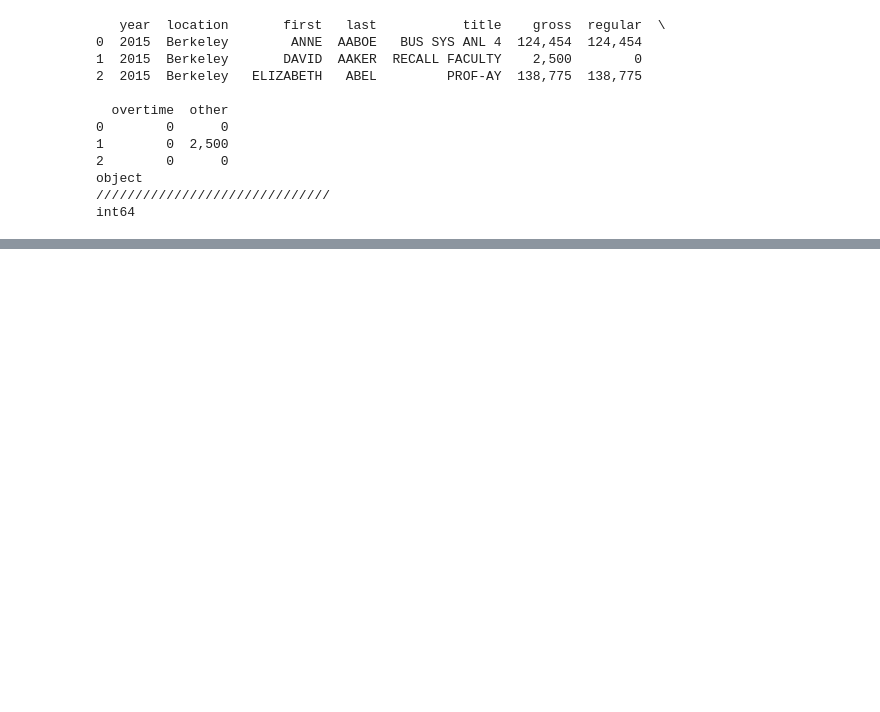
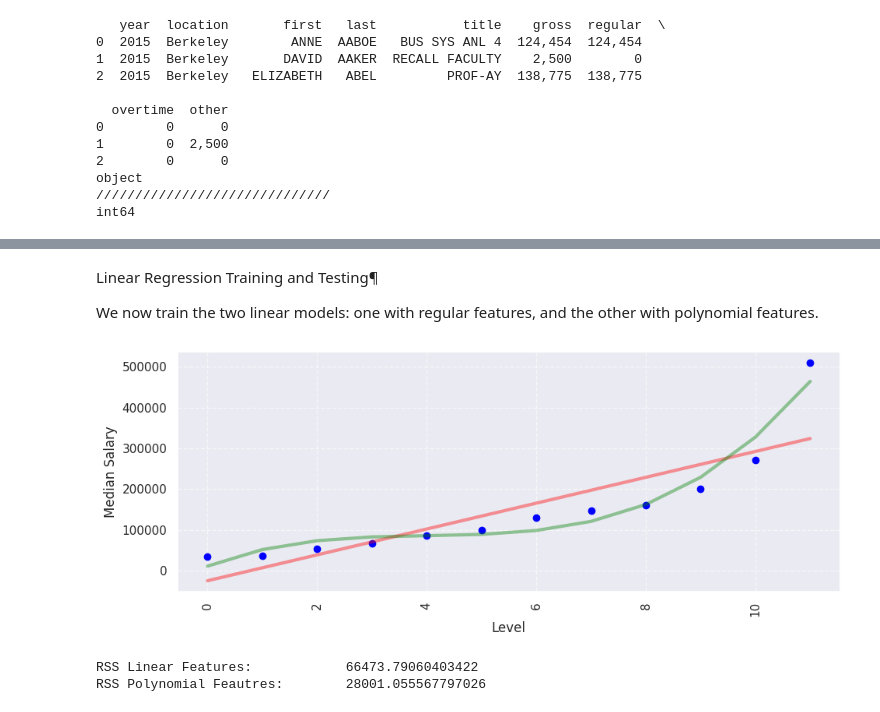
Before and after one commit to Sinchiguano/chicagoUniversity, a Jupyter notebook: week_3_1_features_and_basis_functions.ipynb, the cells around one changed output, grey strips where cells are left out. Drawn from its saved outputs; the diff is of its cells as text; code cells hidden in the pictures; blank space fills up the shorter version.

```diff
--- a/week_3_1_features_and_basis_functions.ipynb
+++ b/week_3_1_features_and_basis_functions.ipynb
@@ -66,0 +202,48 @@ dtype: object
+# %% [markdown]
+Linear Regression Training and Testing¶
+
+We now train the two linear models: one with regular features, and the other with polynomial features.
+# %%
+
+from sklearn.linear_model import LinearRegression
+# 1. Linear Prediction
+regr = LinearRegression()
+regr.fit(features,target)
+y1_hat = regr.predict(features)
+
+# 2. Linear Prediction, Polynomial Feature
+pregr = LinearRegression()
+pregr.fit(pf,target)
+y2_hat = pregr.predict(poly.fit_transform(features))
+
+import numpy as np
+import matplotlib.pyplot as plt
+
+
+# Points
+plt.plot(features, target, '.', color='blue', markersize=12)
+
+# Linear Regression
+plt.plot(features, y1_hat, color='red', alpha=0.4, linewidth=3)
+plt.plot(features, y2_hat, color='green', alpha=0.4, linewidth=3)
+
+plt.grid(linestyle='--', alpha=0.6)
+plt.xticks(rotation=90)
+plt.xlabel('Level')
+plt.ylabel('Median Salary')
+plt.show()
+# %% [output]
+[figure, added]
+# %%
+from sklearn.metrics import mean_squared_error
+
+print("""
+RSS Linear Features:\t\t{}
+RSS Polynomial Feautres:\t{}
+""".format(
+            np.sqrt(mean_squared_error(target, y1_hat)),
+            np.sqrt(mean_squared_error(target, y2_hat)
+                   )))
+# %% [output]
+RSS Linear Features:            66473.79060403422
+RSS Polynomial Feautres:        28001.055567797026
```
Also changed, not shown: parts of 8 cells of this notebook.
